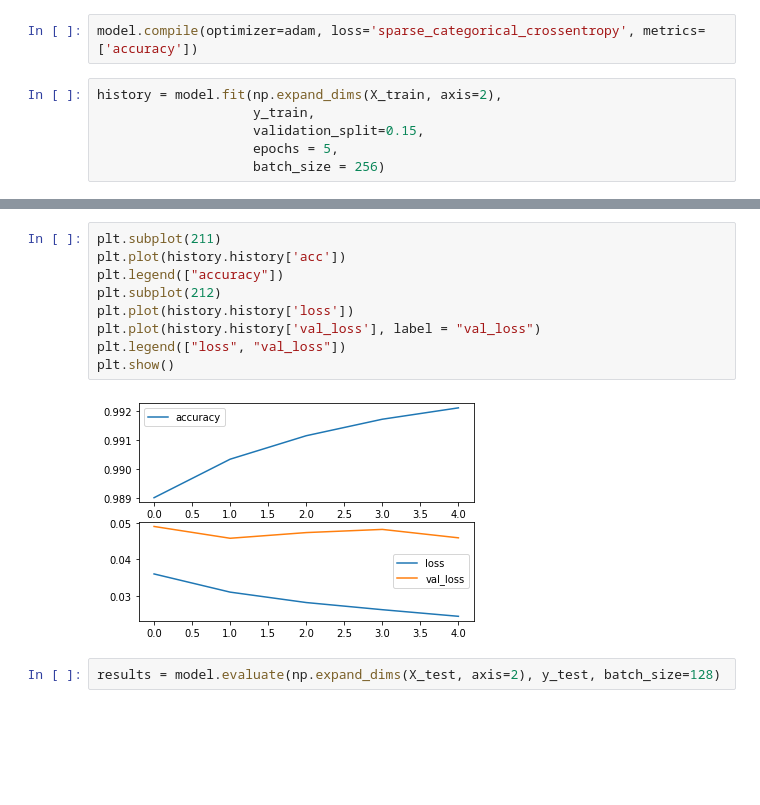
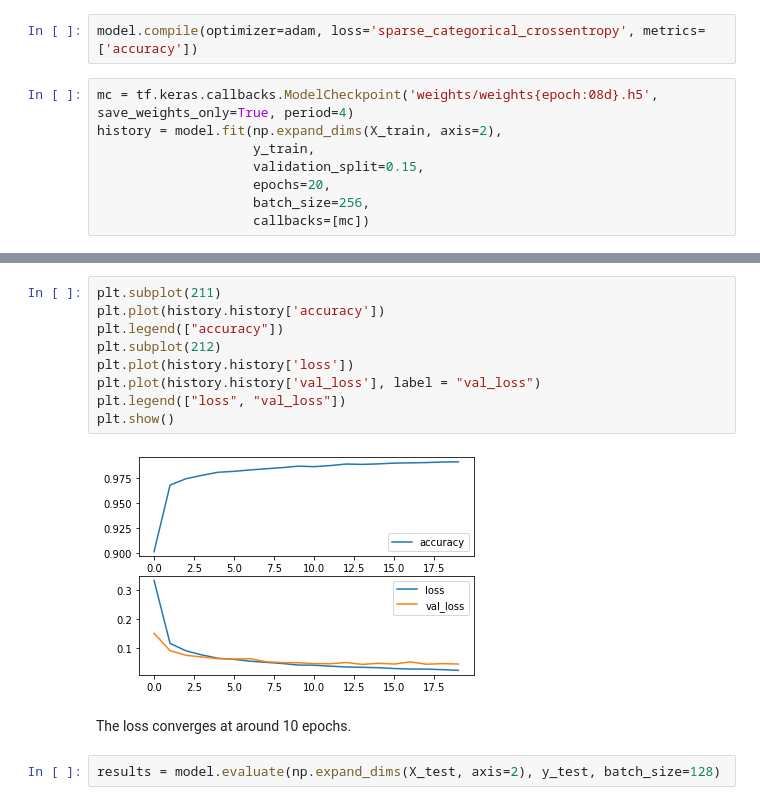
Before and after one commit to ArnoBen/ECG-Heartbeat-Categorization, a Jupyter notebook: ecg_classification.ipynb, the cells around one changed output, grey strips where cells are left out. Drawn from its saved outputs; the diff is of its cells as text; blank space fills up the shorter version.

```diff
--- a/ecg_classification.ipynb
+++ b/ecg_classification.ipynb
@@ -124,9 +124,11 @@ adam = Adam(learning_rate=lr_schedule, beta_1=0.9, beta_2=0.999, amsgrad=False)
 # %%
 model.compile(optimizer=adam, loss='sparse_categorical_crossentropy', metrics=['accuracy'])
 # %%
+mc = tf.keras.callbacks.ModelCheckpoint('weights/weights{epoch:08d}.h5', save_weights_only=True, period=4)
 history = model.fit(np.expand_dims(X_train, axis=2),
                     y_train,
                     validation_split=0.15,
-                    epochs = 5,
-                    batch_size = 256)
+                    epochs=20,
+                    batch_size=256,
+                    callbacks=[mc])
 # %% [output]
@@ -144,14 +152,16 @@ Epoch 5/5
 # %%
 plt.subplot(211)
-plt.plot(history.history['acc'])
+plt.plot(history.history['accuracy'])
 plt.legend(["accuracy"])
 plt.subplot(212)
 plt.plot(history.history['loss'])
 plt.plot(history.history['val_loss'], label = "val_loss")
 plt.legend(["loss", "val_loss"])
 plt.show()
 # %% [output]
-[figure, old version]
+[figure, new version]
+# %% [markdown]
+The loss converges at around 10 epochs.
 # %%
 results = model.evaluate(np.expand_dims(X_test, axis=2), y_test, batch_size=128)
 # %% [output]
```
Also changed, not shown: parts of 5 cells of this notebook, 5 other files.
